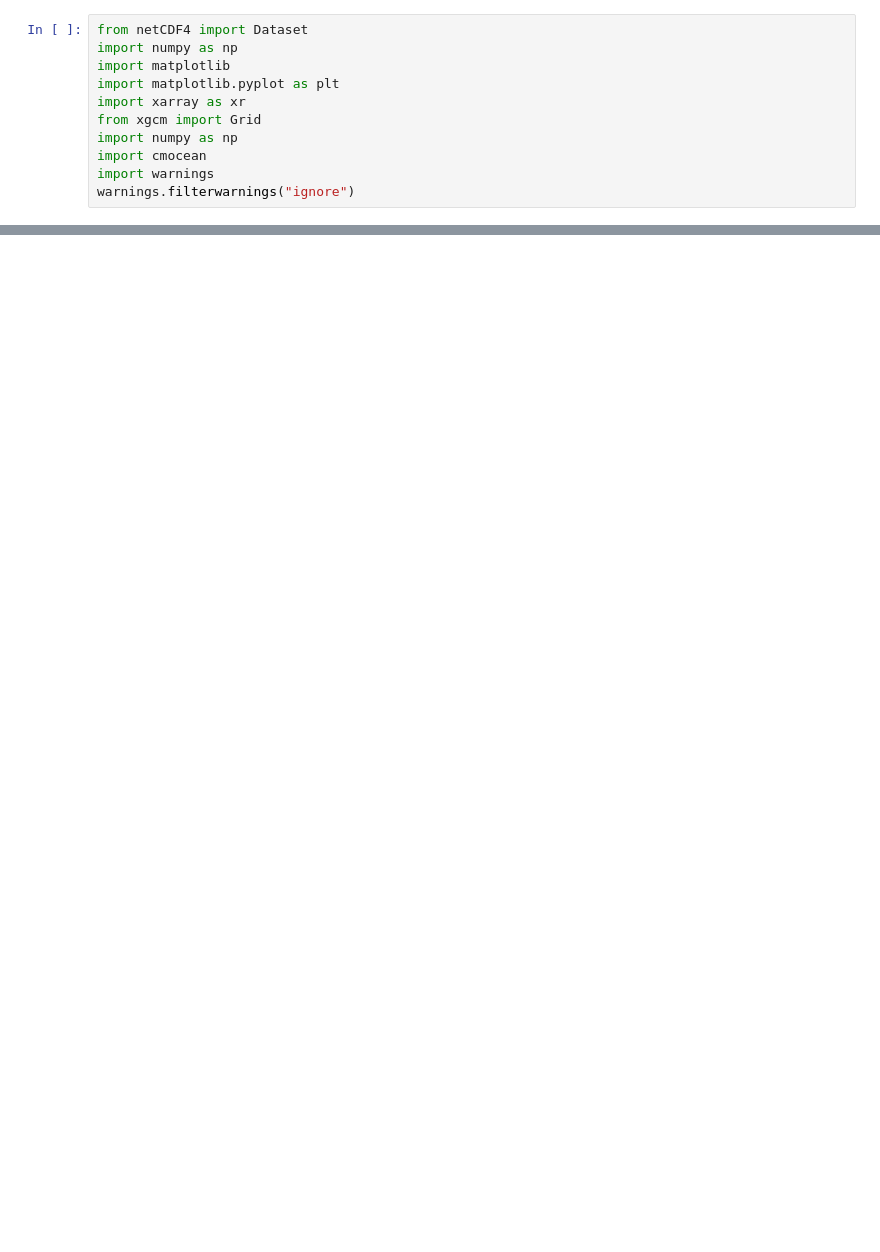
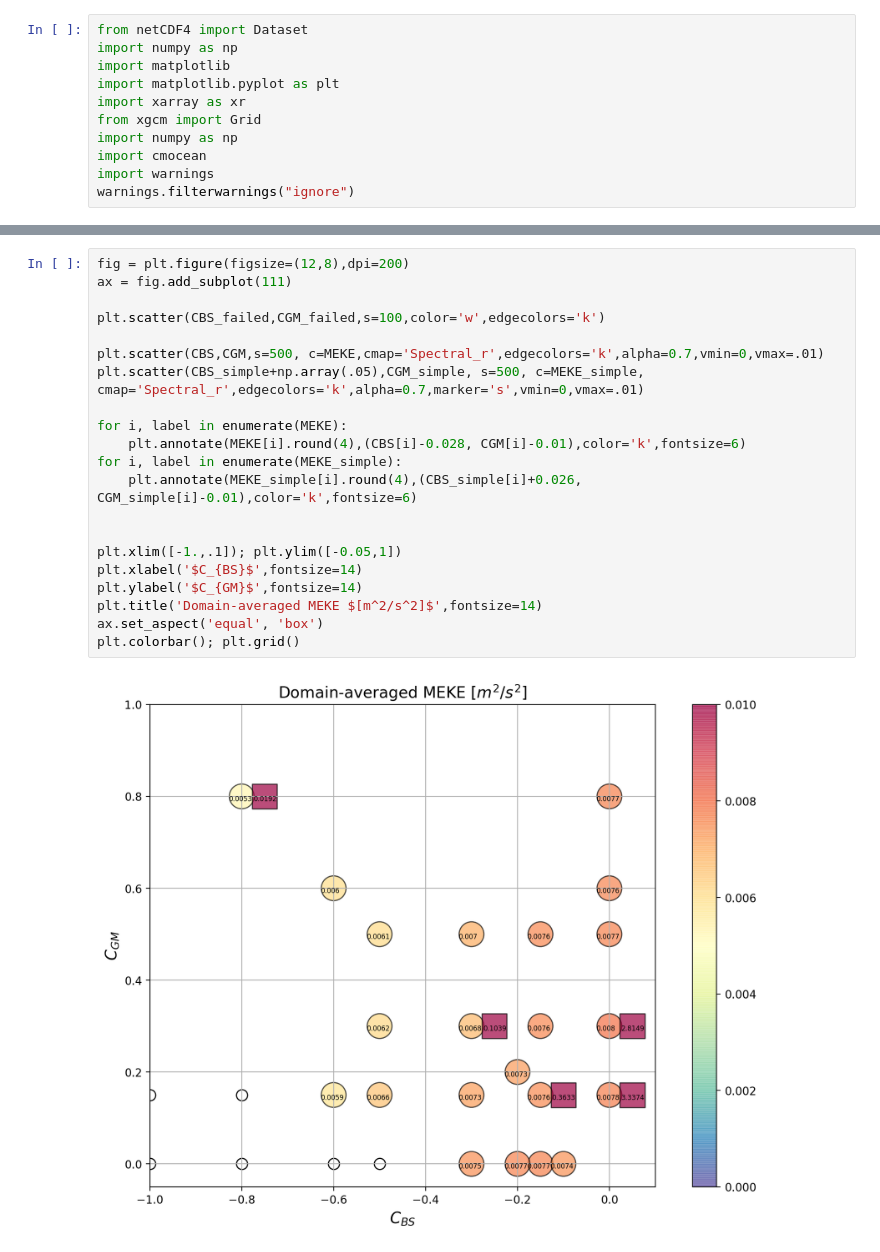
Before and after one commit to ElizabethYankovsky/Neverworld2-Analysis, a Jupyter notebook: Parameterized_runs_analysis/Timeseries.ipynb, the cells around one changed output, grey strips where cells are left out. Saved outputs shown, nothing was run; the diff lists cells and outputs as text; blank space fills up the shorter version.

```diff
--- a/Parameterized_runs_analysis/Timeseries.ipynb
+++ b/Parameterized_runs_analysis/Timeseries.ipynb
@@ -312,0 +463,23 @@ plt.colorbar(); plt.grid()
+# %%
+fig = plt.figure(figsize=(12,8),dpi=200)
+ax = fig.add_subplot(111)
+
+plt.scatter(CBS_failed,CGM_failed,s=100,color='w',edgecolors='k')
+
+plt.scatter(CBS,CGM,s=500, c=MEKE,cmap='Spectral_r',edgecolors='k',alpha=0.7,vmin=0,vmax=.01)
+plt.scatter(CBS_simple+np.array(.05),CGM_simple, s=500, c=MEKE_simple, cmap='Spectral_r',edgecolors='k',alpha=0.7,marker='s',vmin=0,vmax=.01)
+
+for i, label in enumerate(MEKE):
+    plt.annotate(MEKE[i].round(4),(CBS[i]-0.028, CGM[i]-0.01),color='k',fontsize=6)
+for i, label in enumerate(MEKE_simple):
+    plt.annotate(MEKE_simple[i].round(4),(CBS_simple[i]+0.026, CGM_simple[i]-0.01),color='k',fontsize=6)
+
+
+plt.xlim([-1.,.1]); plt.ylim([-0.05,1])
+plt.xlabel('$C_{BS}$',fontsize=14)
+plt.ylabel('$C_{GM}$',fontsize=14)
+plt.title('Domain-averaged MEKE $[m^2/s^2]$',fontsize=14)
+ax.set_aspect('equal', 'box')
+plt.colorbar(); plt.grid()
+# %% [output]
+[figure, added]
```
Also changed, not shown: parts of 16 cells of this notebook, 23 other files.
